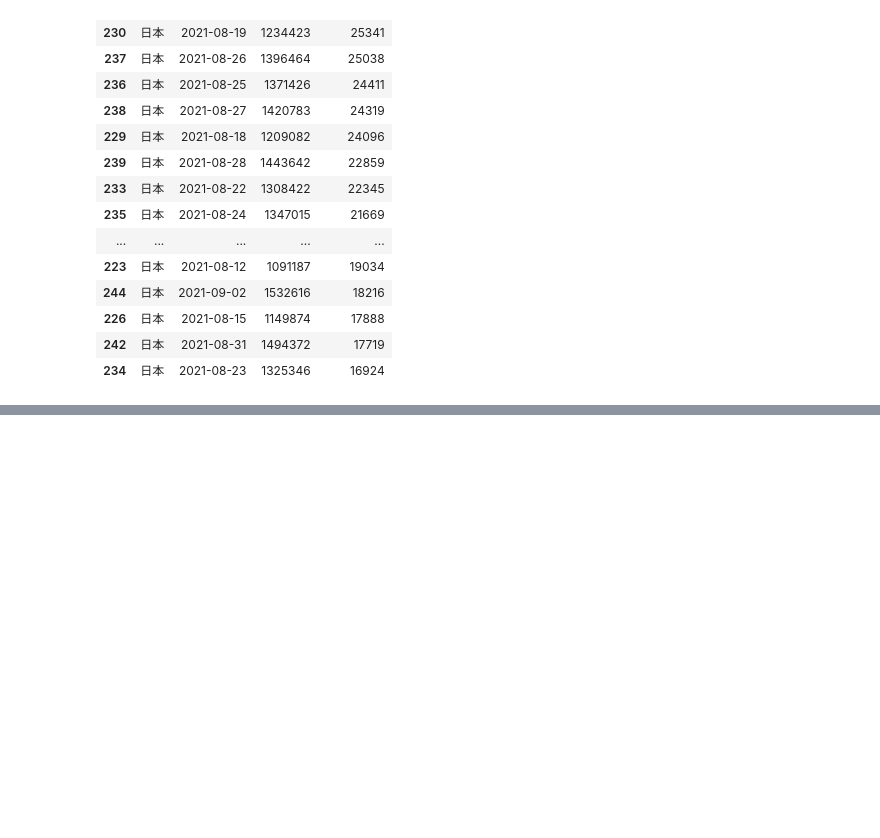
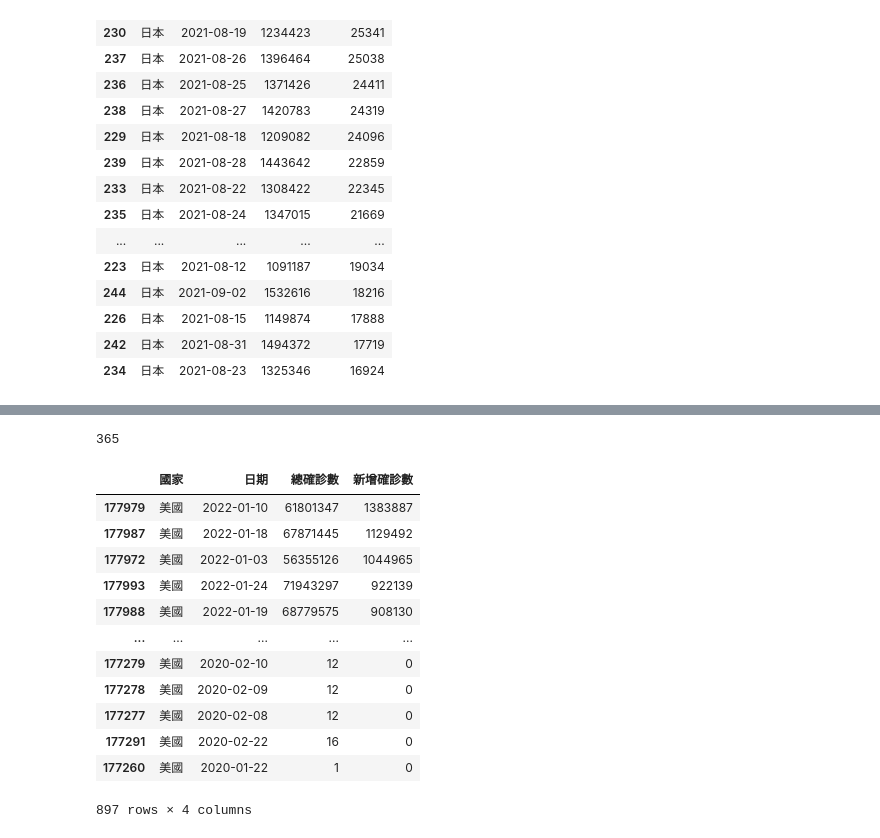
Before and after one commit to bear-1226/__20231116_C2, a Jupyter notebook: lesson18/lesson18_3.ipynb, the cells around one changed output, grey strips where cells are left out. Drawn from its saved outputs; the diff is of its cells as text; code cells hidden in the pictures; blank space fills up the shorter version.

```diff
--- a/lesson18/lesson18_3.ipynb
+++ b/lesson18/lesson18_3.ipynb
@@ -68,0 +69,35 @@ dataFrame.to_sql('台灣日本2021',engine,if_exists='replace',index=False)
+# %%
+import pandas as pd
+from sqlalchemy import create_engine
+
+dataFrame = pd.read_csv("world.csv")
+taiwan = dataFrame.query('國家=="台灣"')
+year2021 = taiwan.query('日期>="2021-01-01" and 日期<"2022-01-01"')
+engine = create_engine("sqlite:///cov19.db")
+
+year2021.to_sql('台灣2021',engine,if_exists='replace',index=False)
+# %% [output]
+365
+# %%
+import pandas as pd
+
+dataFrame = pd.read_csv("world.csv",usecols=['國家','日期','總確診數','新增確診數'])
+USdata = dataFrame.query('國家=="美國"')
+sortedFrame = USdata.sort_values(by='新增確診數',ascending=False)
+sortedFrame.iloc[:100]
+sortedFrame.to_json('cov19USA.json',force_ascii=False,orient='table')
+sortedFrame
+# %% [output]
+|  | 國家 | 日期 | 總確診數 | 新增確診數 |
+| 177979 | 美國 | 2022-01-10 | 61801347 | 1383887 |
+| 177987 | 美國 | 2022-01-18 | 67871445 | 1129492 |
+| 177972 | 美國 | 2022-01-03 | 56355126 | 1044965 |
+| 177993 | 美國 | 2022-01-24 | 71943297 | 922139 |
+| 177988 | 美國 | 2022-01-19 | 68779575 | 908130 |
+| ... | ... | ... | ... | ... |
+| 177279 | 美國 | 2020-02-10 | 12 | 0 |
+| 177278 | 美國 | 2020-02-09 | 12 | 0 |
+| 177277 | 美國 | 2020-02-08 | 12 | 0 |
+| 177291 | 美國 | 2020-02-22 | 16 | 0 |
+| 177260 | 美國 | 2020-01-22 | 1 | 0 |
+897 rows × 4 columns
```
Also changed, not shown: parts of 1 cell of this notebook, 7 other files.
